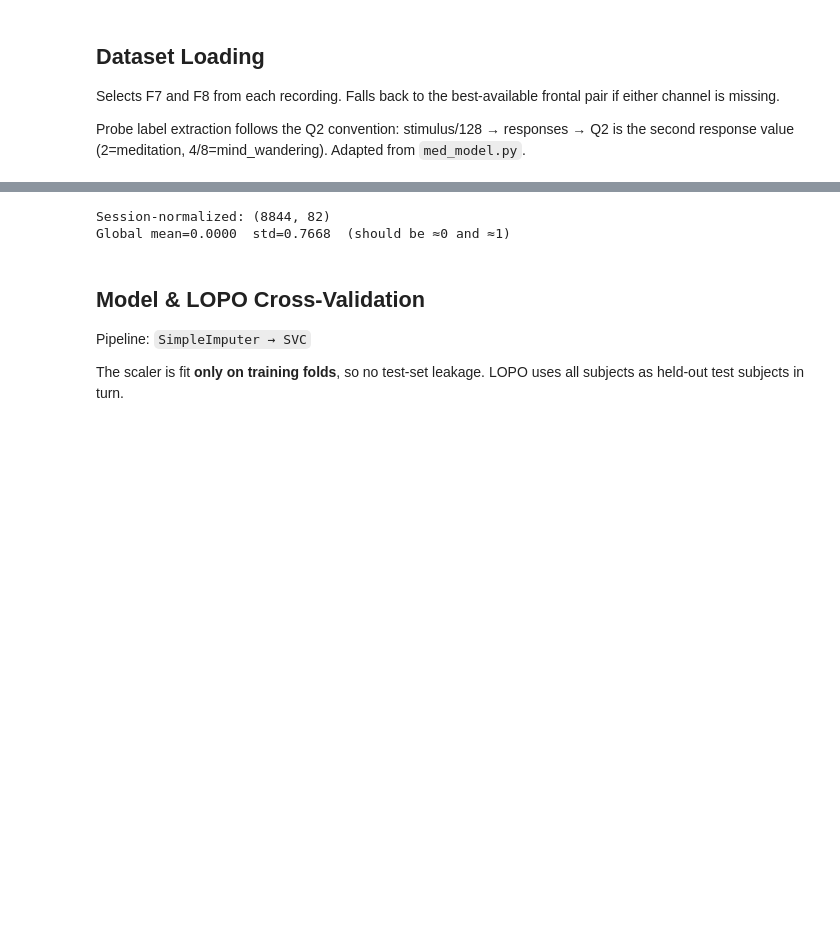
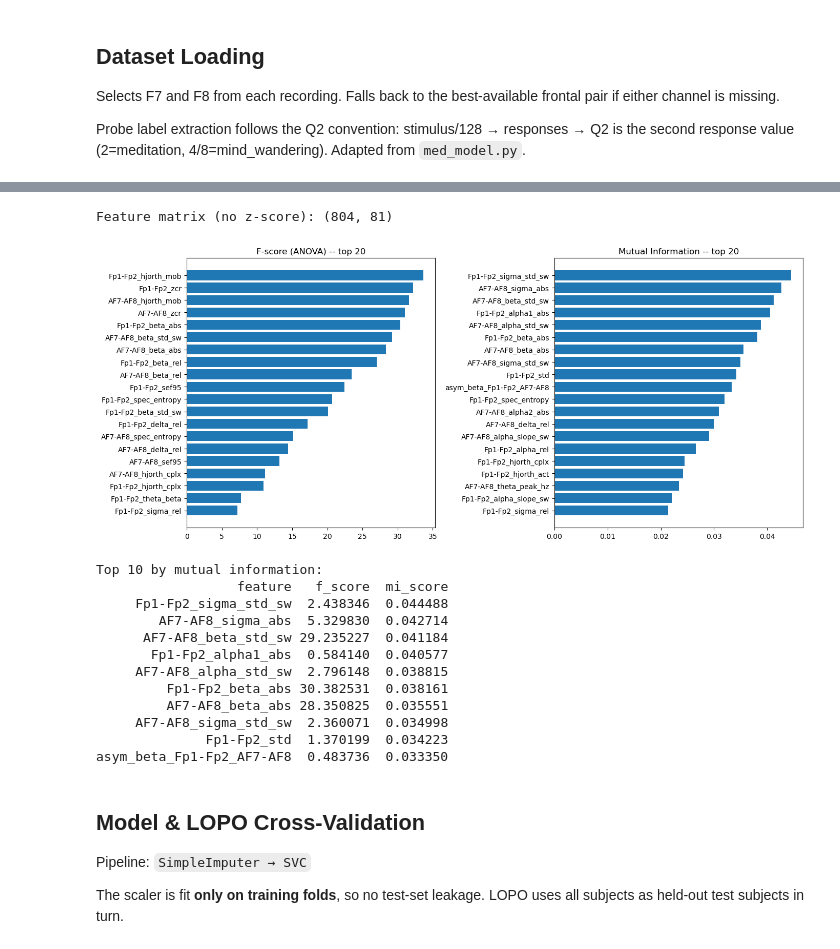
Before and after one commit to aidanaalund/sleep-wearable, a Jupyter notebook: meditation/meditation.ipynb, the cells around one changed output, grey strips where cells are left out. Cells and saved outputs as stored; diff of their text form; code cells hidden in the pictures; blank space fills up the shorter version.

```diff
--- a/meditation/meditation.ipynb
+++ b/meditation/meditation.ipynb
@@ -565,24 +553,48 @@ Unique probes:  804  |  windows: 8844
 # %%
-# Per-session z-score normalization.
-# Each subject's feature block is independently standardized (mean=0, std=1 per feature).
-# This removes subject-specific absolute power offsets caused by electrode impedance,
-# hair, and scalp thickness — the main source of inter-subject variance.
-# Constant features (std≈0) are zeroed rather than left as NaN.
-# At inference time, apply the same z-score to the incoming session before predict().
-X_sess = np.zeros_like(X, dtype=np.float32)
-for subj in np.unique(groups):
-    mask  = groups == subj
-    block = X[mask].astype(np.float64)
-    mu    = block.mean(axis=0)
-    std   = block.std(axis=0)
-    std[std < 1e-8] = 1.0  # avoid divide-by-zero on constant features
-    X_sess[mask] = ((block - mu) / std).astype(np.float32)
-
-print(f"Session-normalized: {X_sess.shape}")
-print(f"Global mean={X_sess.mean():.4f}  std={X_sess.std():.4f}  (should be ≈0 and ≈1)")
+# Z-scoring removed -- SelectKBest + probe-level averaging reduce inter-subject variance.
+X_sess = X.copy()
+print(f"Feature matrix (no z-score): {X_sess.shape}")
 # %% [output]
-Session-normalized: (8844, 82)
-Global mean=0.0000  std=0.7668  (should be ≈0 and ≈1)
+Feature matrix (no z-score): (804, 81)
+# %%
+f_scores, _  = f_classif(X_sess, y)
+mi_scores     = mutual_info_classif(X_sess, y, random_state=RANDOM_STATE)
+
+ranking_df = pd.DataFrame({
+    "feature":  feat_names,
+    "f_score":  f_scores,
+    "mi_score": mi_scores,
+}).sort_values("mi_score", ascending=False)
+
+fig, axes = plt.subplots(1, 2, figsize=(14, 6))
+for ax, col, title in [
+    (axes[0], "f_score",  "F-score (ANOVA) -- top 20"),
+    (axes[1], "mi_score", "Mutual Information -- top 20"),
+]:
+    top = ranking_df.nlargest(20, col)
+    ax.barh(top["feature"][::-1], top[col][::-1])
+    ax.set_title(title)
+plt.tight_layout()
+ARTIFACTS_DIR.mkdir(parents=True, exist_ok=True)
+plt.savefig(ARTIFACTS_DIR / "feature_ranking.png", dpi=150, bbox_inches="tight")
+plt.show()
+
+print("Top 10 by mutual information:")
+print(ranking_df[["feature", "f_score", "mi_score"]].head(10).to_string(index=False))
+# %% [output]
+[figure, added]
+Top 10 by mutual information:
+                  feature   f_score  mi_score
+     Fp1-Fp2_sigma_std_sw  2.438346  0.044488
+        AF7-AF8_sigma_abs  5.329830  0.042714
+      AF7-AF8_beta_std_sw 29.235227  0.041184
+       Fp1-Fp2_alpha1_abs  0.584140  0.040577
+     AF7-AF8_alpha_std_sw  2.796148  0.038815
+         Fp1-Fp2_beta_abs 30.382531  0.038161
+         AF7-AF8_beta_abs 28.350825  0.035551
+     AF7-AF8_sigma_std_sw  2.360071  0.034998
+              Fp1-Fp2_std  1.370199  0.034223
+asym_beta_Fp1-Fp2_AF7-AF8  0.483736  0.033350
 # %% [markdown]
 ## Model & LOPO Cross-Validation
 
```
Also changed, not shown: parts of 20 cells of this notebook, 12 other files.
